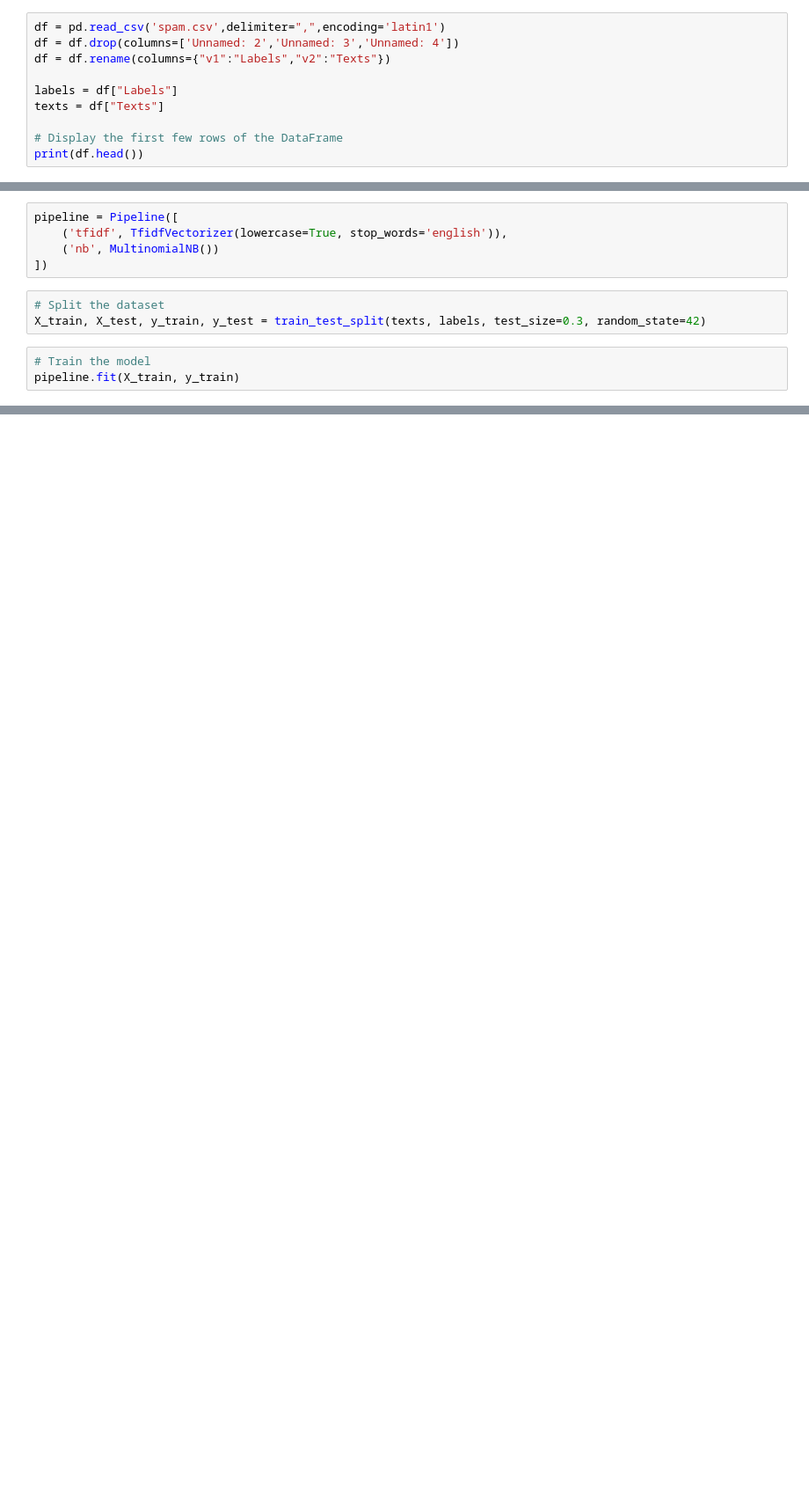
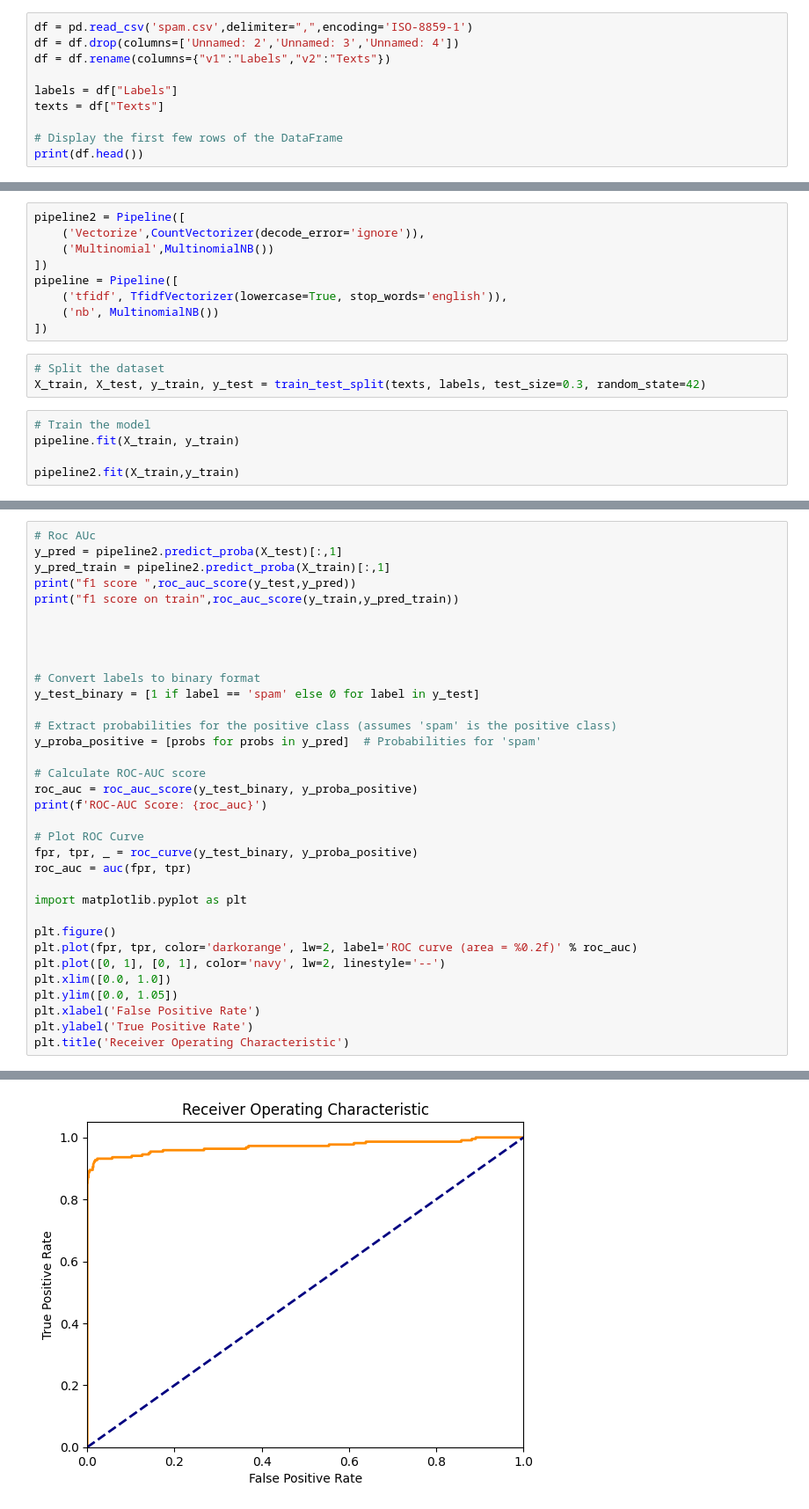
Before and after one commit to MitroulisDimitris/NLP, a Jupyter notebook: SpamDetection/NaiveBayes.ipynb, the cells around one changed output, grey strips where cells are left out. Shown: that part at 88% size. Drawn from its saved outputs; the diff is of its cells as text; blank space fills up the shorter version.

```diff
--- a/SpamDetection/NaiveBayes.ipynb
+++ b/SpamDetection/NaiveBayes.ipynb
@@ -38,5 +41,5 @@ from sklearn.pipeline import Pipeline
 # %%
-df = pd.read_csv('spam.csv',delimiter=",",encoding='latin1')
+df = pd.read_csv('spam.csv',delimiter=",",encoding='ISO-8859-1')
 df = df.drop(columns=['Unnamed: 2','Unnamed: 3','Unnamed: 4'])
 df = df.rename(columns={"v1":"Labels","v2":"Texts"})
 
@@ -63,6 +66,10 @@ print((test_plots.iloc[0]-test_plots.iloc[1])/(test_plots.iloc[1]+test_plots.ilo
 [figure]
 73.18736539842068
 # %%
+pipeline2 = Pipeline([
+    ('Vectorize',CountVectorizer(decode_error='ignore')),
+    ('Multinomial',MultinomialNB())
+])
 pipeline = Pipeline([
     ('tfidf', TfidfVectorizer(lowercase=True, stop_words='english')),
     ('nb', MultinomialNB())
@@ -73,4 +80,6 @@ X_train, X_test, y_train, y_test = train_test_split(texts, labels, test_size=0.3
 # %%
 # Train the model
 pipeline.fit(X_train, y_train)
+
+pipeline2.fit(X_train,y_train)
 # %% [output]
@@ -85,0 +104,35 @@ Accuracy: 0.9677033492822966
+# %%
+# Roc AUc
+y_pred = pipeline2.predict_proba(X_test)[:,1]
+y_pred_train = pipeline2.predict_proba(X_train)[:,1]
+print("f1 score ",roc_auc_score(y_test,y_pred))
+print("f1 score on train",roc_auc_score(y_train,y_pred_train))
+
+
+
+
+# Convert labels to binary format
+y_test_binary = [1 if label == 'spam' else 0 for label in y_test]
+
+# Extract probabilities for the positive class (assumes 'spam' is the positive class)
+y_proba_positive = [probs for probs in y_pred]  # Probabilities for 'spam'
+
+# Calculate ROC-AUC score
+roc_auc = roc_auc_score(y_test_binary, y_proba_positive)
+print(f'ROC-AUC Score: {roc_auc}')
+
+# Plot ROC Curve
+fpr, tpr, _ = roc_curve(y_test_binary, y_proba_positive)
+roc_auc = auc(fpr, tpr)
+
+import matplotlib.pyplot as plt
+
+plt.figure()
+plt.plot(fpr, tpr, color='darkorange', lw=2, label='ROC curve (area = %0.2f)' % roc_auc)
+plt.plot([0, 1], [0, 1], color='navy', lw=2, linestyle='--')
+plt.xlim([0.0, 1.0])
+plt.ylim([0.0, 1.05])
+plt.xlabel('False Positive Rate')
+plt.ylabel('True Positive Rate')
+plt.title('Receiver Operating Characteristic')
+# %% [output]
@@ -85,0 +143 @@ Accuracy: 0.9677033492822966
+[figure, added]
```
Also changed, not shown: parts of 6 cells of this notebook.
